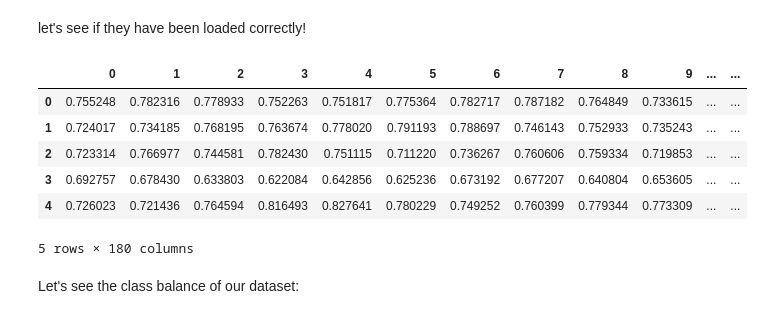
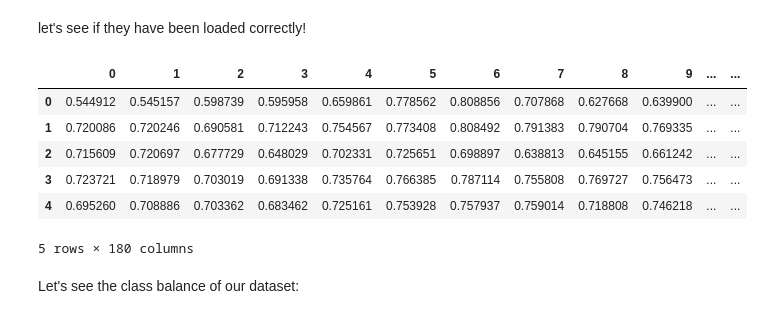
Before and after one commit to timz815/Week3-ClassicML, a Jupyter notebook: Week_3_MachineLearning.ipynb, the cells around one changed output. Drawn from its saved outputs; the diff is of its cells as text; code cells hidden in the pictures.

```diff
--- a/Week_3_MachineLearning.ipynb
+++ b/Week_3_MachineLearning.ipynb
@@ -241,15 +268,18 @@ emotions=pd.read_csv('emotionsRavdess.csv',index_col=0)
 # %% [markdown]
 let's see if they have been loaded correctly!
-# %%
-features.head()
-# %% [output]
-|  | 0 | 1 | 2 | 3 | 4 | 5 | 6 | 7 | 8 | 9 | ... | ... |
-| 0 | 0.755248 | 0.782316 | 0.778933 | 0.752263 | 0.751817 | 0.775364 | 0.782717 | 0.787182 | 0.764849 | 0.733615 | ... | ... |
-| 1 | 0.724017 | 0.734185 | 0.768195 | 0.763674 | 0.778020 | 0.791193 | 0.788697 | 0.746143 | 0.752933 | 0.735243 | ... | ... |
-| 2 | 0.723314 | 0.766977 | 0.744581 | 0.782430 | 0.751115 | 0.711220 | 0.736267 | 0.760606 | 0.759334 | 0.719853 | ... | ... |
-| 3 | 0.692757 | 0.678430 | 0.633803 | 0.622084 | 0.642856 | 0.625236 | 0.673192 | 0.677207 | 0.640804 | 0.653605 | ... | ... |
-| 4 | 0.726023 | 0.721436 | 0.764594 | 0.816493 | 0.827641 | 0.780229 | 0.749252 | 0.760399 | 0.779344 | 0.773309 | ... | ... |
-5 rows × 180 columns
+# %%
+features_my = pd.read_csv('featuresMy.csv', index_col=0)
+emotions_my = pd.read_csv('emotionsMy.csv', index_col=0)
+
+features_my.head()
+# %% [output]
+|  | 0 | 1 | 2 | 3 | 4 | 5 | 6 | 7 | 8 | 9 | ... | ... |
+| 0 | 0.544912 | 0.545157 | 0.598739 | 0.595958 | 0.659861 | 0.778562 | 0.808856 | 0.707868 | 0.627668 | 0.639900 | ... | ... |
+| 1 | 0.720086 | 0.720246 | 0.690581 | 0.712243 | 0.754567 | 0.773408 | 0.808492 | 0.791383 | 0.790704 | 0.769335 | ... | ... |
+| 2 | 0.715609 | 0.720697 | 0.677729 | 0.648029 | 0.702331 | 0.725651 | 0.698897 | 0.638813 | 0.645155 | 0.661242 | ... | ... |
+| 3 | 0.723721 | 0.718979 | 0.703019 | 0.691338 | 0.735764 | 0.766385 | 0.787114 | 0.755808 | 0.769727 | 0.756473 | ... | ... |
+| 4 | 0.695260 | 0.708886 | 0.703362 | 0.683462 | 0.725161 | 0.753928 | 0.757937 | 0.759014 | 0.718808 | 0.746218 | ... | ... |
+5 rows × 180 columns
 # %% [markdown]
 Let's see the class balance of our dataset:
 # %%
```
Also changed, not shown: parts of 13 cells of this notebook.
